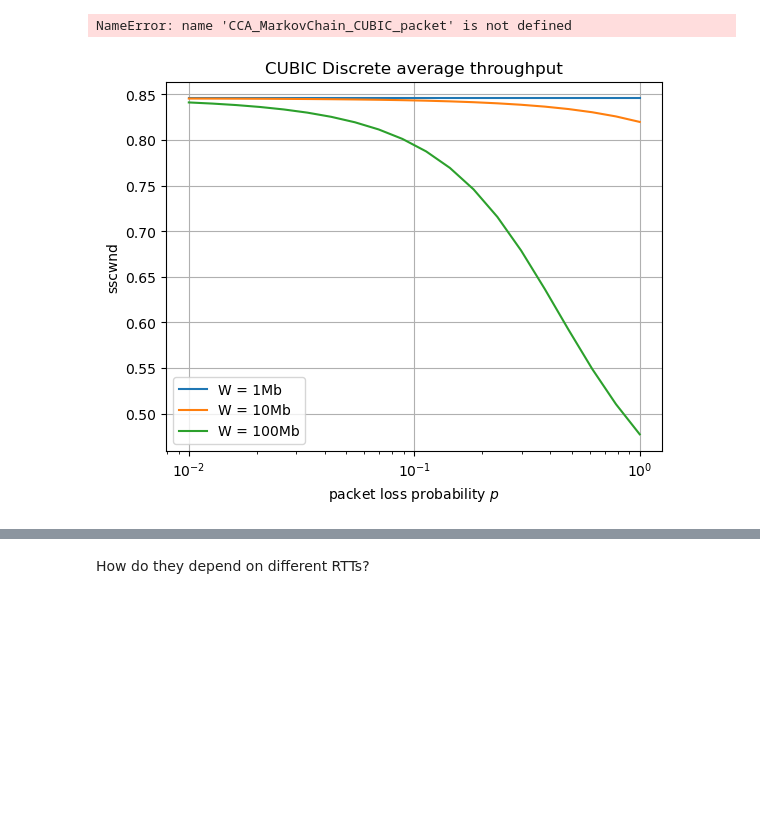
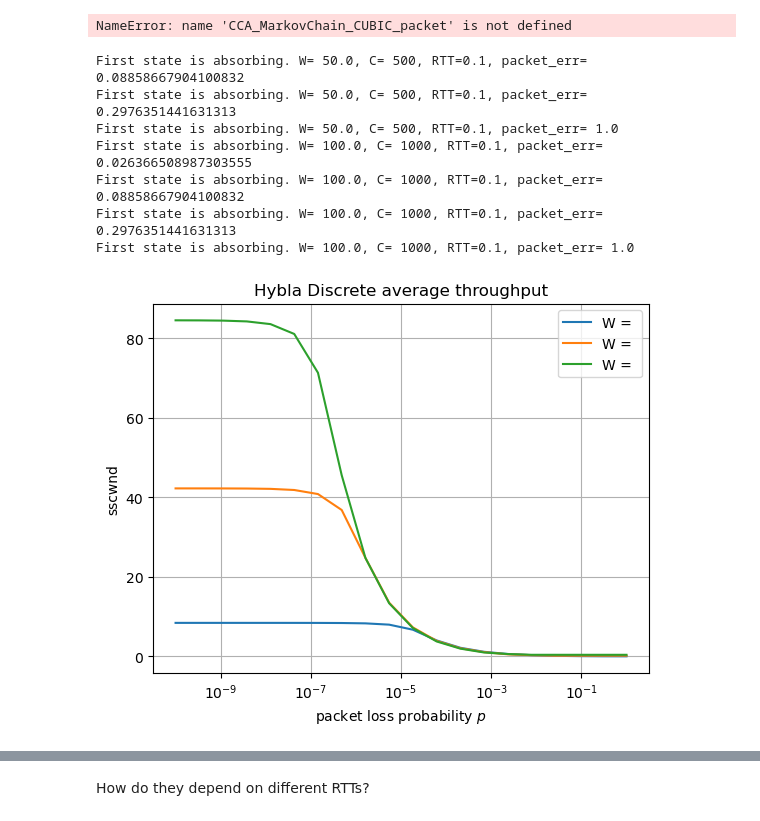
Before and after one commit to megretj/qpepcca, a Jupyter notebook: packetBasedMarkovianModel.ipynb, the cells around one changed output, grey strips where cells are left out. Cells and saved outputs as stored; diff of their text form; code cells hidden in the pictures; blank space fills up the shorter version.

Commit message:
functionning bit error model

```diff
--- a/packetBasedMarkovianModel.ipynb
+++ b/packetBasedMarkovianModel.ipynb
@@ -306,15 +306,15 @@ axs[1].legend()
 # %%
 err_rates = np.logspace(-4,0,20)
 err_ss = 1e-1
-bandwidths = [100,500,1000]
+bandwidths = [10,50,100]
 RTT = 0.05
 N = int(1000*0.025/np.sqrt(2))
 throughputs = np.zeros([len(bandwidths),len(err_rates)])
 sdistr = np.zeros([len(bandwidths),N])
 for k,C in enumerate(bandwidths):
-    sdistr[k,:] = CCA_MarkovChain_Hybla_packet_new(packet_err=err_ss,beta=0.7,N=N,C = C,RTT_real=RTT, RTT0=0.025).compute_stationnary_distribution()
+    sdistr[k,:] = CCA_MarkovChain_Hybla_bit(packet_err=err_ss,beta=0.7,N=N,C = C,RTT_real=RTT, RTT0=0.025).compute_stationnary_distribution()
     for i, l in enumerate(err_rates):
-        wireless = CCA_MarkovChain_Hybla_packet_new(packet_err=l,beta=0.7,N=N,C = C,RTT_real=RTT, RTT0=0.025)
+        wireless = CCA_MarkovChain_Hybla_bit(packet_err=l,beta=0.7,N=N,C = C,RTT_real=RTT, RTT0=0.025)
         throughputs[k,i] = wireless.sscwnd()
 fig, axs = plt.subplots(1, 2, figsize=(13,5))
 for k,C in enumerate(bandwidths):
@@ -375,24 +372,31 @@ NameError: name 'CCA_MarkovChain_CUBIC_packet' is not defined
 # %%
 import numpy as np
 import matplotlib.pyplot as plt
-from ccaModels import CCA_MarkovChain_CUBIC_packet, CCA_MarkovChain_Hybla_packet, CCA_MarkovChain_Hybla_packet_new
+from ccaModels import CCA_MarkovChain_CUBIC_packet, CCA_MarkovChain_Hybla_packet, CCA_MarkovChain_Hybla_packet_new, CCA_MarkovChain_Hybla_bit
 
-err_rates = np.logspace(-2,0,20)
+err_rates = np.logspace(-10,0,20)
 throughputs = np.zeros([3,len(err_rates)])
-for k,C in enumerate([10,50,100]):
+for k,C in enumerate([100,500,1000]):
     for i, l in enumerate(err_rates):
-        wireless = CCA_MarkovChain_Hybla_packet_new(packet_err=l,beta=0.7,N=100,C = C,RTT_real=0.1, RTT0 = 0.05)
-        throughputs[k,i] = wireless.avg_throughput()
+        wireless = CCA_MarkovChain_Hybla_bit(packet_err=l,beta=0.7,N=100,C = C,RTT_real=0.1, RTT0 = 0.05, MTU=1500)
+        throughputs[k,i] = wireless.sscwnd()
 
-plt.plot(err_rates,throughputs[0,:], label = "W = 1Mb")
-plt.plot(err_rates,throughputs[1,:], label = "W = 10Mb")
-plt.plot(err_rates,throughputs[2,:], label = "W = 100Mb")
+plt.plot(err_rates,throughputs[0,:], label = "W = ")
+plt.plot(err_rates,throughputs[1,:], label = "W = ")
+plt.plot(err_rates,throughputs[2,:], label = "W = ")
 plt.semilogx()
 plt.legend()
 plt.grid()
-plt.title(r"CUBIC Discrete average throughput")
+plt.title(r"Hybla Discrete average throughput")
 plt.xlabel(r"packet loss probability $p$")
 plt.ylabel(r'sscwnd')
 plt.show()
 # %% [output]
+First state is absorbing. W= 50.0, C= 500, RTT=0.1, packet_err= 0.08858667904100832
+First state is absorbing. W= 50.0, C= 500, RTT=0.1, packet_err= 0.2976351441631313
+First state is absorbing. W= 50.0, C= 500, RTT=0.1, packet_err= 1.0
+First state is absorbing. W= 100.0, C= 1000, RTT=0.1, packet_err= 0.026366508987303555
+First state is absorbing. W= 100.0, C= 1000, RTT=0.1, packet_err= 0.08858667904100832
+First state is absorbing. W= 100.0, C= 1000, RTT=0.1, packet_err= 0.2976351441631313
+First state is absorbing. W= 100.0, C= 1000, RTT=0.1, packet_err= 1.0
-[figure, old version]
+[figure, new version]
```
Also changed, not shown: parts of 3 cells of this notebook, 1 other file.
